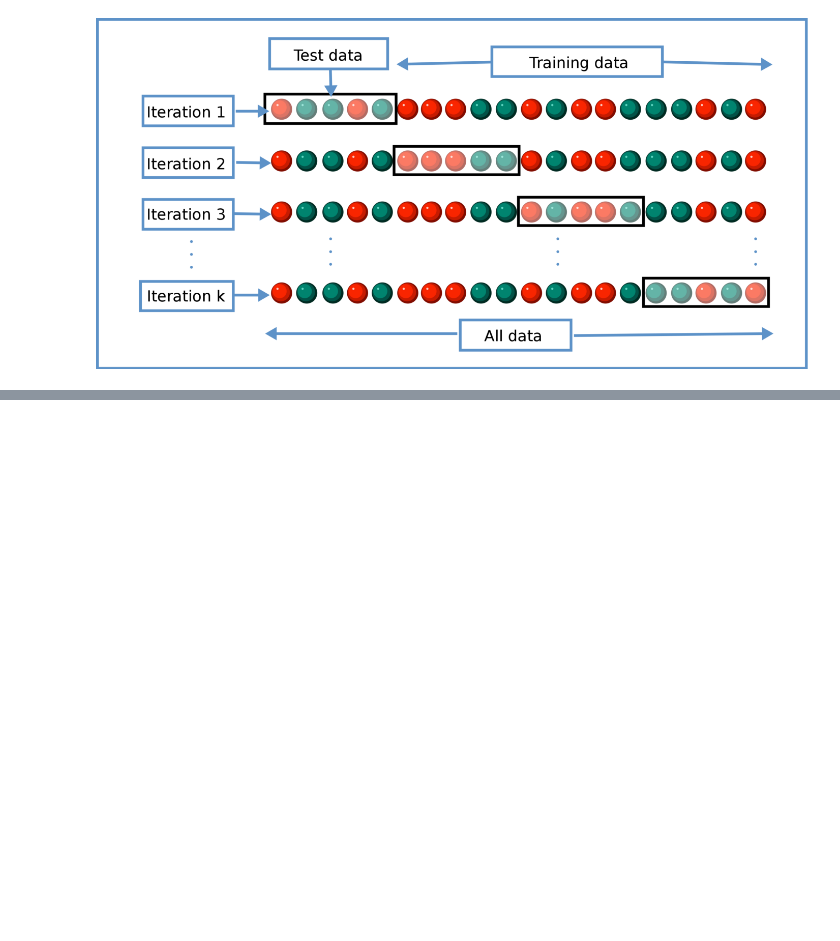
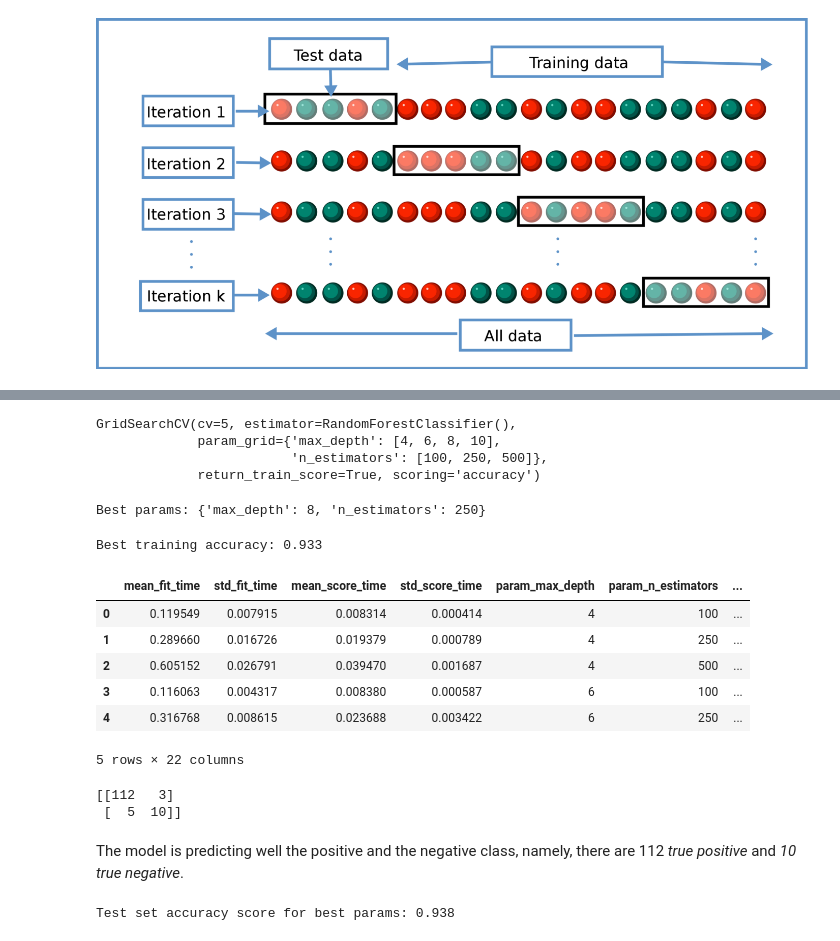
Before and after one commit to tmcarvalho/hands-on-data-deidentification, a Jupyter notebook: S3-Predictive modeling.ipynb, the cells around one changed output, grey strips where cells are left out. Drawn from its saved outputs; the diff is of its cells as text; code cells hidden in the pictures; blank space fills up the shorter version.

Commit message:
grid search results

```diff
--- a/S3-Predictive modeling.ipynb
+++ b/S3-Predictive modeling.ipynb
@@ -78,0 +138,40 @@ Split data into training and test sets
+# %%
+# Set parameters
+param_grid_rf = {
+    'n_estimators': [100, 250, 500],
+    'max_depth': [4, 6, 8, 10]
+}
+# %%
+# Create the parameter grid with 5-fold cross validation
+gs_rf = GridSearchCV(estimator=rf, param_grid=param_grid_rf, cv=5, scoring='accuracy')
+# %%
+# Fit the grid search
+gs_rf.fit(X_train, y_train)
+# %% [output]
+GridSearchCV(cv=5, estimator=RandomForestClassifier(),
+             param_grid={'max_depth': [4, 6, 8, 10],
+                         'n_estimators': [100, 250, 500]},
+             return_train_score=True, scoring='accuracy')
+# %%
+# Best params
+print('Best params: %s' % gs_rf.best_params_)
+# %% [output]
+Best params: {'max_depth': 8, 'n_estimators': 250}
+# %%
+# Best training data accuracy
+print('Best training accuracy: %.3f' % gs_rf.best_score_)
+# %% [output]
+Best training accuracy: 0.933
+# %%
+# Store results from grid search
+result = pd.DataFrame.from_dict(gs_rf.cv_results_)
+# %%
+result.head()
+# %% [output]
+|  | mean_fit_time | std_fit_time | mean_score_time | std_score_time | param_max_depth | param_n_estimators | ... |
+| 0 | 0.119549 | 0.007915 | 0.008314 | 0.000414 | 4 | 100 | ... |
+| 1 | 0.289660 | 0.016726 | 0.019379 | 0.000789 | 4 | 250 | ... |
+| 2 | 0.605152 | 0.026791 | 0.039470 | 0.001687 | 4 | 500 | ... |
+| 3 | 0.116063 | 0.004317 | 0.008380 | 0.000587 | 6 | 100 | ... |
+| 4 | 0.316768 | 0.008615 | 0.023688 | 0.003422 | 6 | 250 | ... |
+5 rows × 22 columns
@@ -78,0 +181,12 @@ Split data into training and test sets
+# %%
+print(confusion_matrix(y_test, y_pred))
+# %% [output]
+[[112   3]
+ [  5  10]]
+# %% [markdown]
+The model is predicting well the positive and the negative class, namely, there are 112 *true positive* and *10 true negative*.
+# %%
+# Test data accuracy of model with best params
+print('Test set accuracy score for best params: %.3f ' % accuracy_score(y_test, y_pred))
+# %% [output]
+Test set accuracy score for best params: 0.938
```
Also changed, not shown: parts of 21 cells of this notebook, 1 other file.
